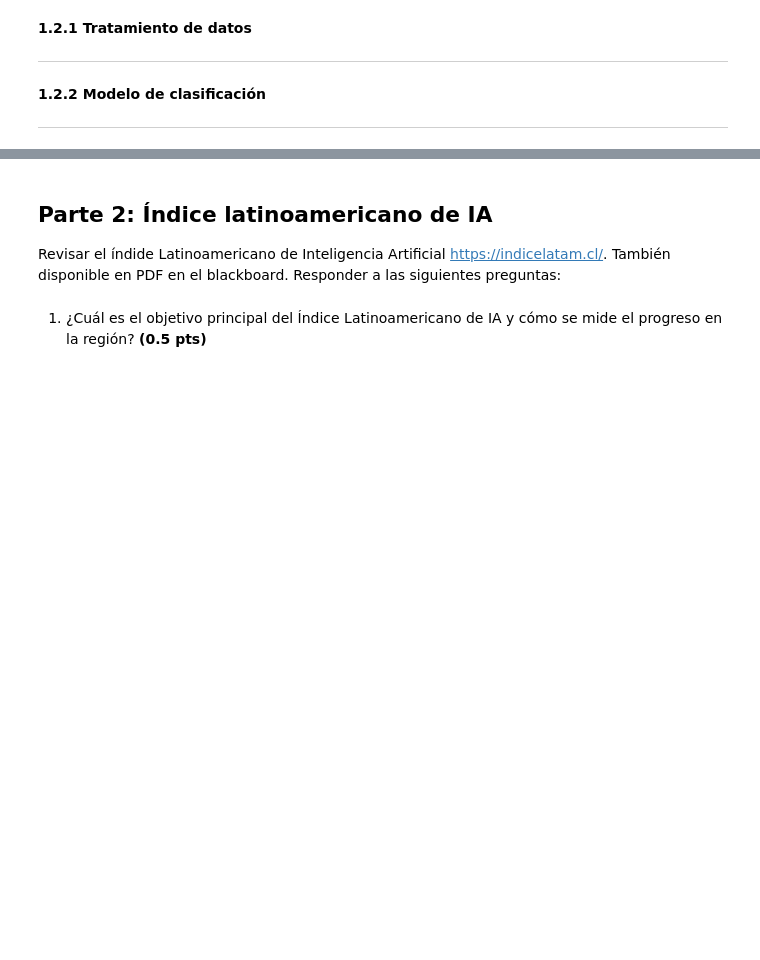
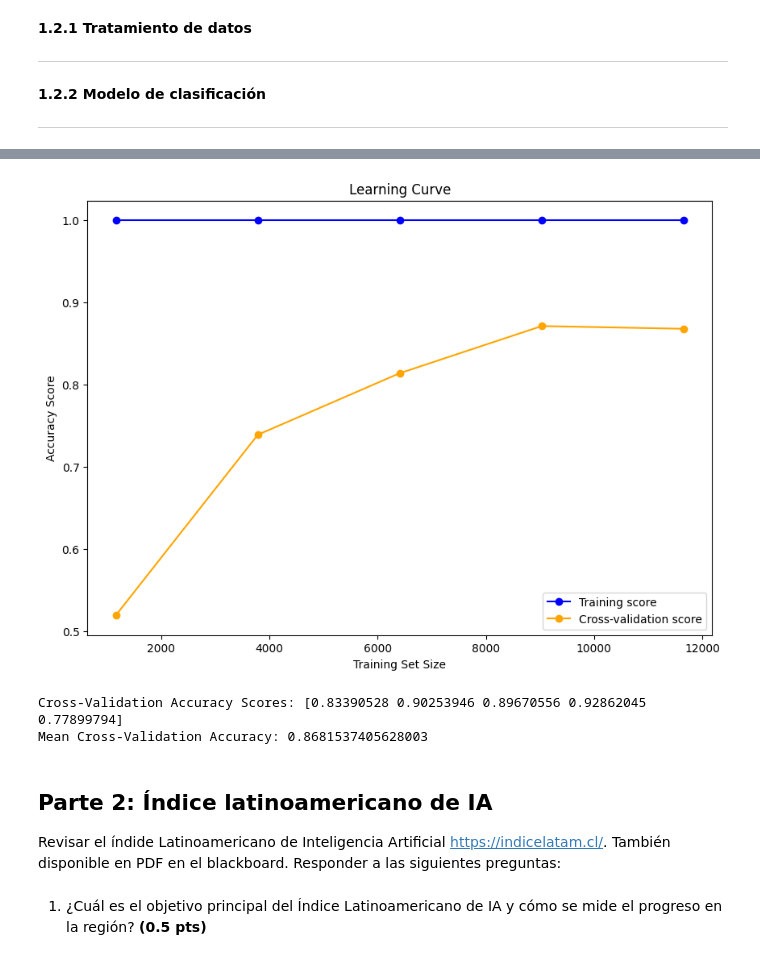
Before and after one commit to farodri03/T.Invest.-ML, a Jupyter notebook: Actividad_2-ML/ml_actividad02.ipynb, the cells around one changed output, grey strips where cells are left out. Saved outputs shown, nothing was run; the diff lists cells and outputs as text; code cells hidden in the pictures; blank space fills up the shorter version.

```diff
--- a/Actividad_2-ML/ml_actividad02.ipynb
+++ b/Actividad_2-ML/ml_actividad02.ipynb
@@ -334,3 +355,31 @@ y = data_players['categoria_rw']
+# %%
+from sklearn.model_selection import learning_curve
+
+train_sizes, train_scores, test_scores = learning_curve(
+    model_players, x_players, y_encoded, cv=5, scoring='accuracy', n_jobs=-1, train_sizes=np.linspace(0.1, 1.0, 5))
+
+train_mean = np.mean(train_scores, axis=1)
+test_mean = np.mean(test_scores, axis=1)
+
+plt.figure(figsize=(10, 7))
+plt.plot(train_sizes, train_mean, 'o-', color='blue', label='Training score')
+plt.plot(train_sizes, test_mean, 'o-', color='orange', label='Cross-validation score')
+plt.xlabel('Training Set Size')
+plt.ylabel('Accuracy Score')
+plt.title('Learning Curve')
+plt.legend(loc='best')
+plt.show()
+# %% [output]
+[figure, added]
+# %%
+from sklearn.model_selection import cross_val_score
+
+scores = cross_val_score(model_players, x_players, y_encoded, cv=5, scoring='accuracy')
+print("Cross-Validation Accuracy Scores:", scores)
+print("Mean Cross-Validation Accuracy:", scores.mean())
+# %% [output]
+Cross-Validation Accuracy Scores: [0.83390528 0.90253946 0.89670556 0.92862045 0.77899794]
+Mean Cross-Validation Accuracy: 0.8681537405628003
 # %% [markdown]
 ## Parte 2: Índice latinoamericano de IA
 Revisar el índide Latinoamericano de Inteligencia Artificial https://indicelatam.cl/. También disponible en PDF en el blackboard.
```
Also changed, not shown: parts of 8 cells of this notebook.
